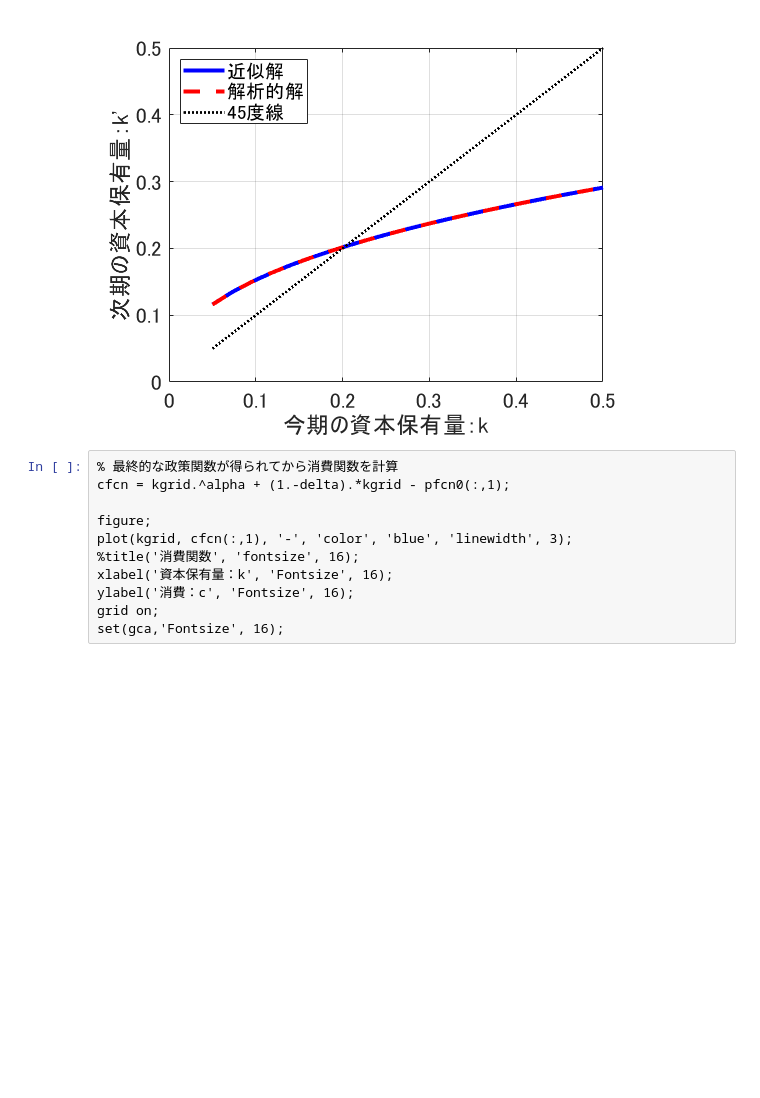
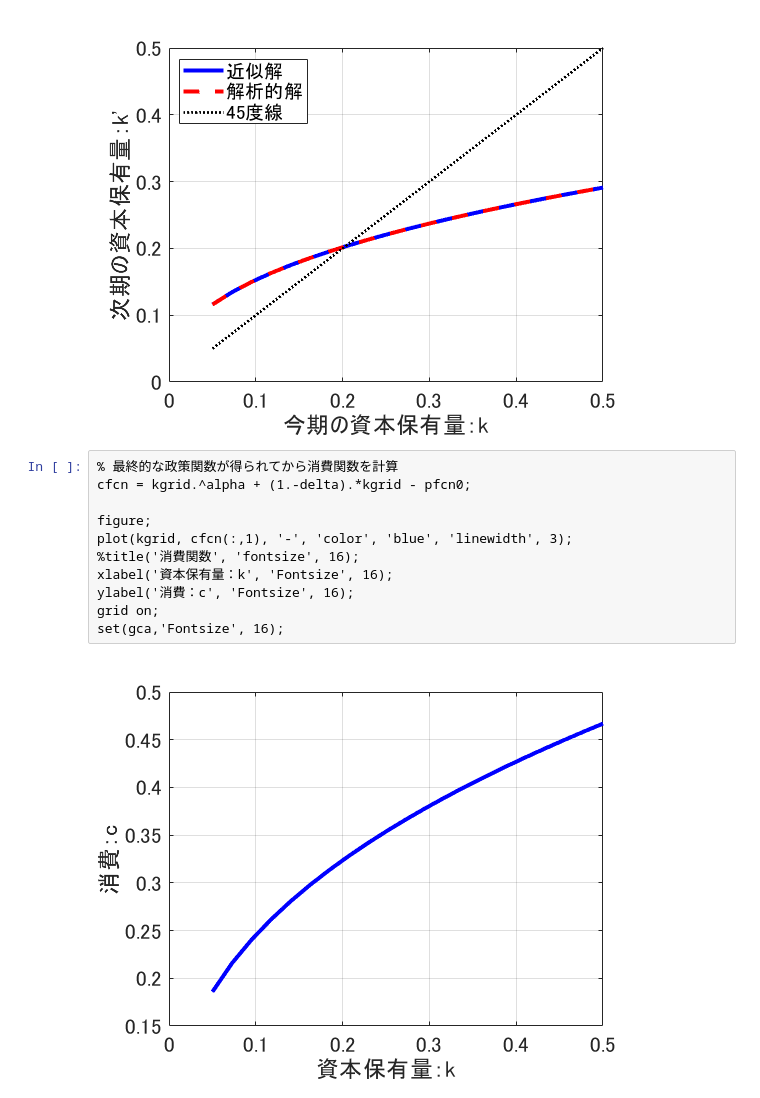
Before and after one commit to tkksnk/macrotopicsA2020, a Jupyter notebook: macrotopicsA_chapter3.ipynb, the cells around one changed output. Drawn from its saved outputs; the diff is of its cells as text; blank space fills up the shorter version.

```diff
--- a/macrotopicsA_chapter3.ipynb
+++ b/macrotopicsA_chapter3.ipynb
@@ -855,12 +855,14 @@ set(gca,'Fontsize', 16);
 [figure]
 # %%
 % 最終的な政策関数が得られてから消費関数を計算
-cfcn = kgrid.^alpha + (1.-delta).*kgrid - pfcn0(:,1);
+cfcn = kgrid.^alpha + (1.-delta).*kgrid - pfcn0;
 
 figure;
 plot(kgrid, cfcn(:,1), '-', 'color', 'blue', 'linewidth', 3);
 %title('消費関数', 'fontsize', 16);
 xlabel('資本保有量：k', 'Fontsize', 16);
 ylabel('消費：c', 'Fontsize', 16);
 grid on;
 set(gca,'Fontsize', 16);
+# %% [output]
+[figure, added]
```
Also changed, not shown: parts of 1 cell of this notebook, 1 other file.
